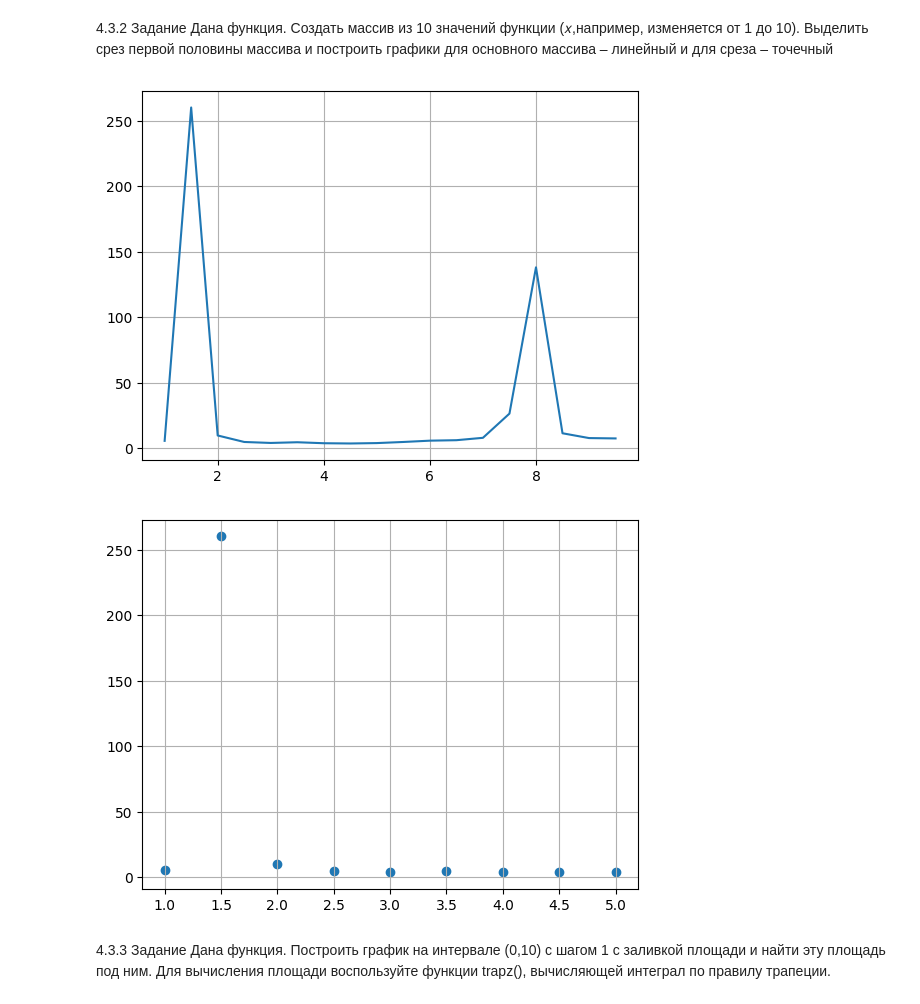
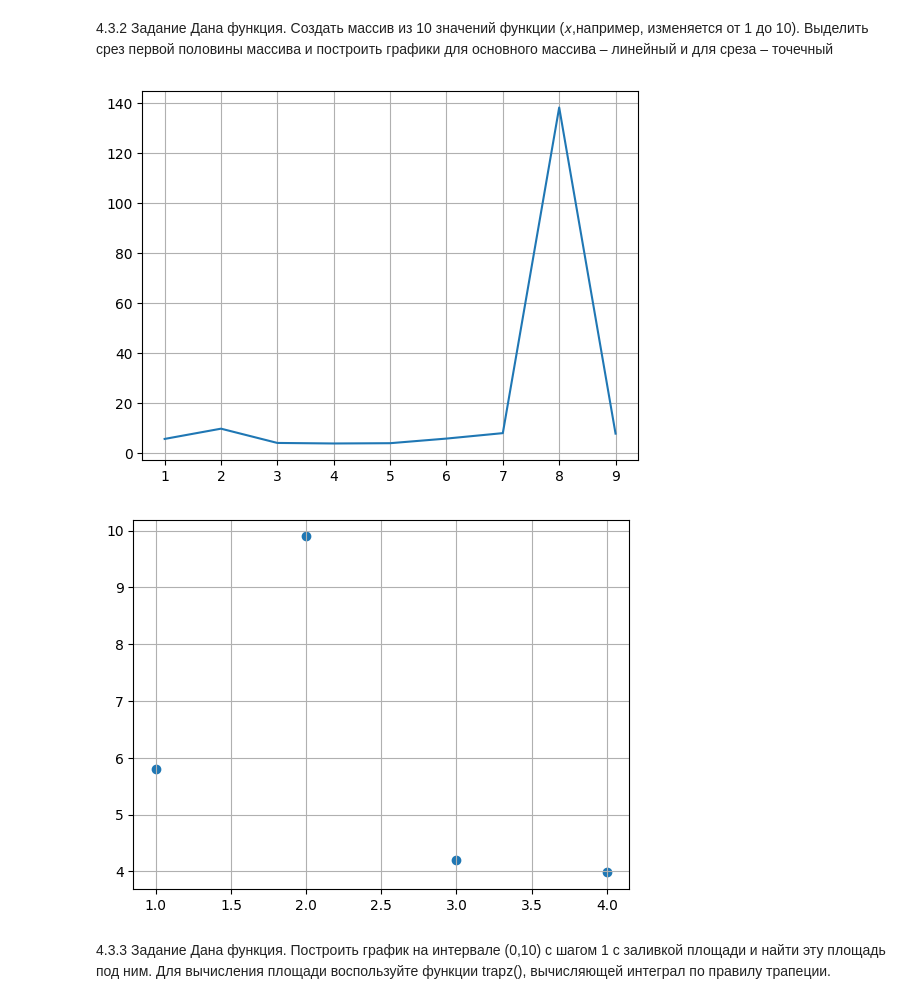
Before and after one commit to yakaska/mirea_artificial_intelligence, a Jupyter notebook: Yakushev_VP_Workbook1.ipynb, the cells around one changed output. Saved outputs shown, nothing was run; the diff lists cells and outputs as text; code cells hidden in the pictures.

```diff
--- a/Yakushev_VP_Workbook1.ipynb
+++ b/Yakushev_VP_Workbook1.ipynb
@@ -98,0 +276,14 @@ print(x)
+# %%
+import numpy as np
+import matplotlib.pyplot as plt
+from scipy.integrate import simps
+from numpy import trapz
+
+x = np.arange(0.0, 10, 0.1)
+y = np.abs(np.sin(x * np.exp(np.cos(x))))
+plt.grid()
+plt.plot(x, y, c='r')
+plt.fill_between(x, y)
+
+area = trapz(y)
+print(area)
@@ -124,29 +338,29 @@ median: 0.5727535224116953
 # %%
 import numpy as np
 from numpy import sqrt, exp, divide, cos, log, abs, sin
 from matplotlib import pyplot as plt
 
 
 def f(x):
     up = sqrt(1 + exp(sqrt(x)) + cos(x ** 2))
     low = abs(1 - sin(x) ** 3)
     return divide(up, low) + log(abs(2 * x))
 
 
-x = np.arange(1, 10, 0.5)
+x = np.arange(1, 10, 1)
 y = f(x)
 plt.grid()
 plt.plot(x, y)
 plt.show()
 
 x = x[0:int(len(x) / 2)]
 y = f(x)
 plt.grid()
 plt.scatter(x, y)
 plt.show()
 # %% [output]
-[figure, old version]
+[figure, new version]
-[figure, old version]
+[figure, new version]
 # %% [markdown]
 4.3.3 Задание
 Дана функция. Построить график на интервале (0,10) с шагом 1 с заливкой площади и найти эту площадь под ним. Для вычисления площади воспользуйте функции trapz(), вычисляющей интеграл по правилу трапеции.
```
Also changed, not shown: parts of 24 cells of this notebook.
